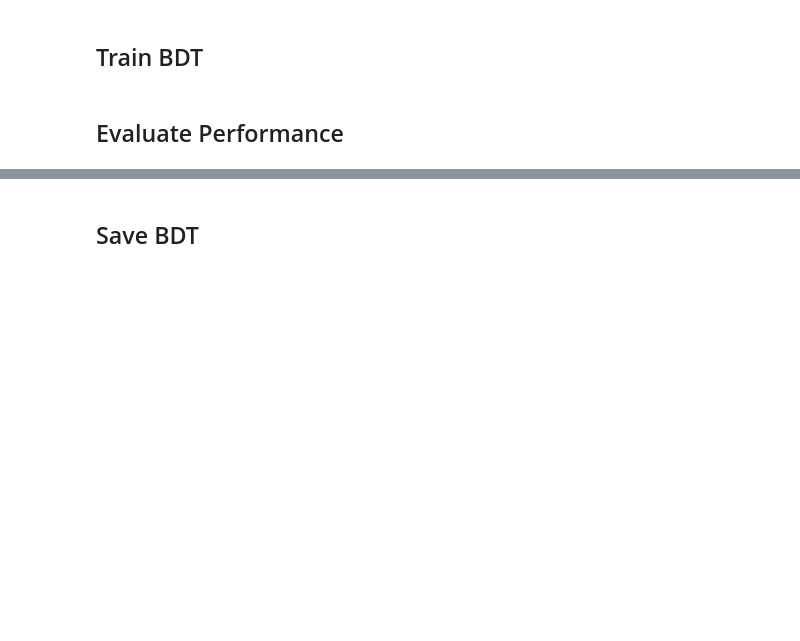
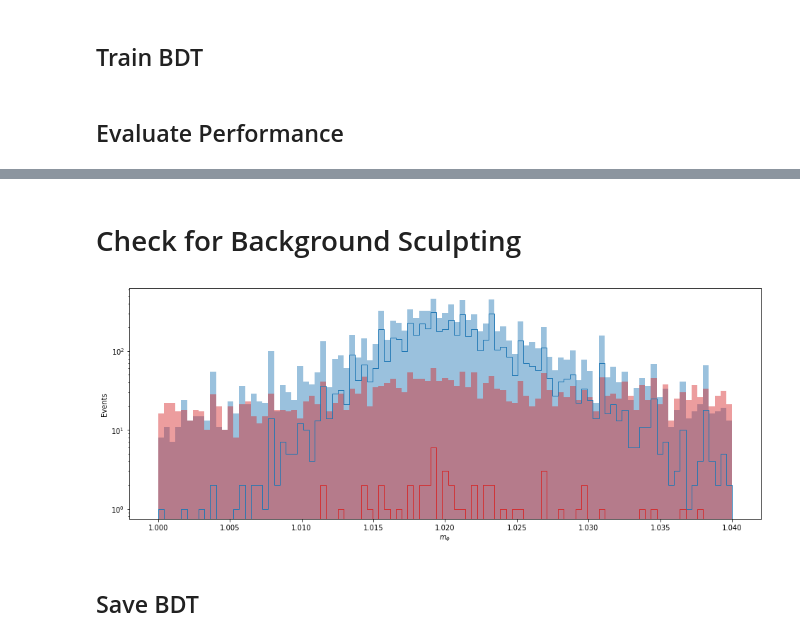
Before and after one commit to jkguiang/rare-higgs, a Jupyter notebook: analysis/bdt.ipynb, the cells around one changed output, grey strips where cells are left out. Saved outputs shown, nothing was run; the diff lists cells and outputs as text; code cells hidden in the pictures; blank space fills up the shorter version.

```diff
--- a/analysis/bdt.ipynb
+++ b/analysis/bdt.ipynb
@@ -214,3 +220,23 @@ scores.sort_values('gain', ascending=False)[:5]
+# %% [markdown]
+# Check for Background Sculpting
+# %%
+# Suplots setup
+fig, axes = plt.subplots(1,1,figsize=(16,6))
+bins = np.linspace(1,1.04,100)
+
+# Subplot 1: Plot correlation btwn predictions and Higgs mass
+plt.subplot(1, 1, 1)
+# Correlation btwn predictions and Higgs mass
+plt.hist(x_test["recoPhi_mass"][x_test.signal == 1], bins=bins, histtype="stepfilled",alpha=0.45, label="bkg, train",color="C0")
+plt.hist(x_test["recoPhi_mass"][x_test.signal == 0], bins=bins, histtype="stepfilled",alpha=0.45, label="bkg, train",color="C3")
+plt.hist(x_test["recoPhi_mass"][(preds_test > 0.9) & (x_test.signal == 1)], bins=bins, histtype="step",alpha=1.0, label="bkg, train",color="C0")
+plt.hist(x_test["recoPhi_mass"][(preds_test > 0.9) & (x_test.signal == 0)], bins=bins, histtype="step",alpha=1.0, label="bkg, train",color="C3")
+# # Settings
+plt.yscale("log")
+plt.xlabel("$m_{\phi}$");
+plt.ylabel("Events");
+# %% [output]
+[figure, added]
 # %% [markdown]
 ## Save BDT
 # %%
```
Also changed, not shown: parts of 18 cells of this notebook.
